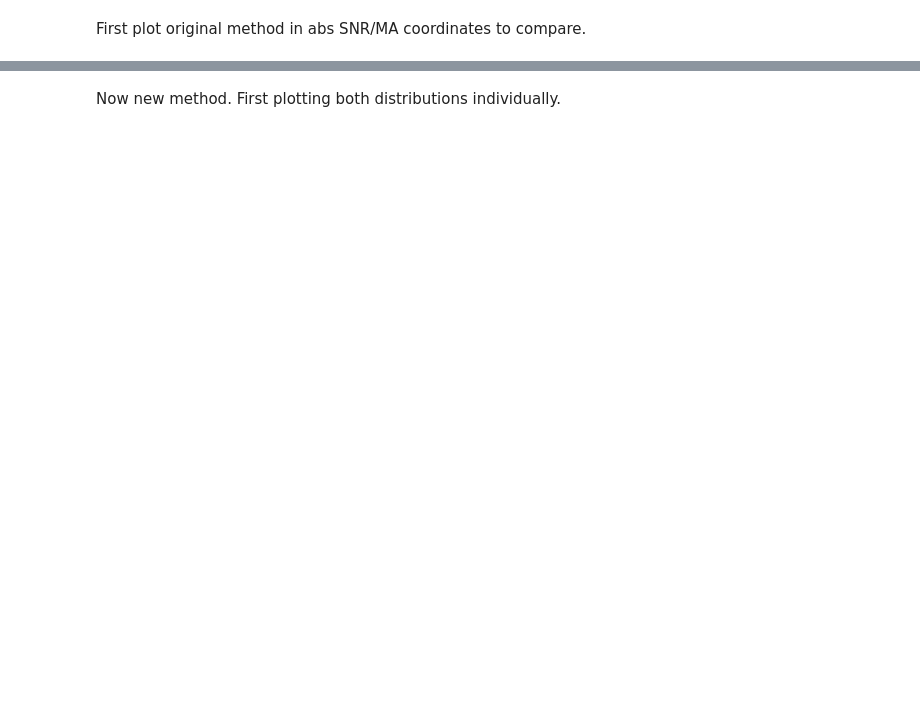
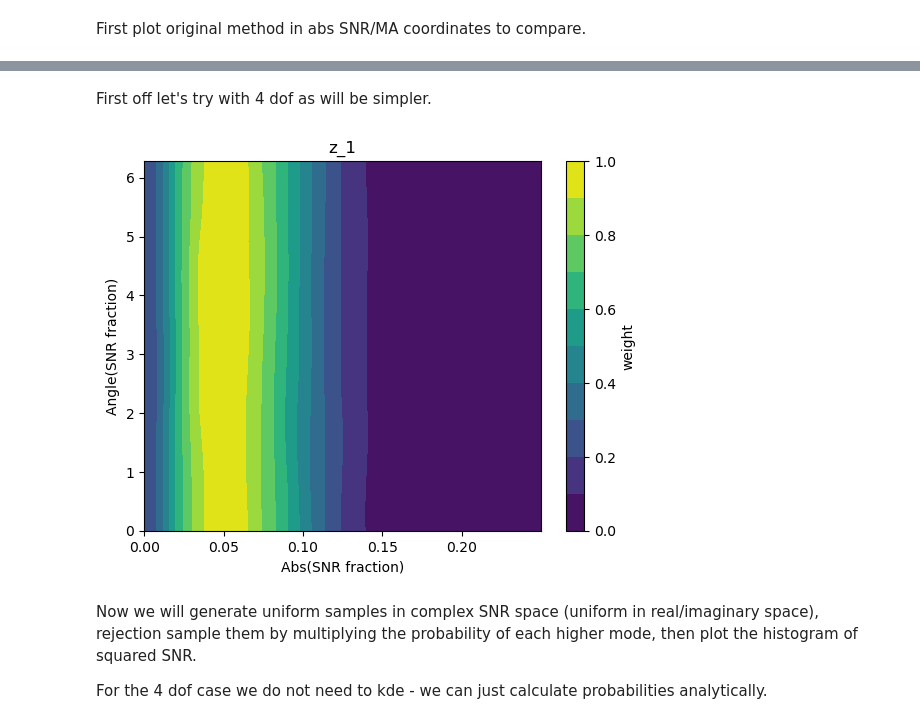
Before and after one commit to BenGPatterson/EccentricBinaries, a Jupyter notebook: notebooks/degen_function.ipynb, the cells around one changed output, grey strips where cells are left out. Drawn from its saved outputs; the diff is of its cells as text; code cells hidden in the pictures; blank space fills up the shorter version.

```diff
--- a/notebooks/degen_function.ipynb
+++ b/notebooks/degen_function.ipynb
@@ -576,42 +558,30 @@ plt.show()
 # %% [markdown]
-Now new method. First plotting both distributions individually.
+First off let's try with 4 dof as will be simpler.
 # %%
 # Generate samples
-n = 10**6
+n = 10**5
 s_1 = np.random.normal(0, 1, n) + 1j*np.random.normal(0, 1, n)
 s_n1 = np.random.normal(0, 1, n) + 1j*np.random.normal(0, 1, n)
-s_1_abs, s_n1_abs, s_1_phase, s_n1_phase = two_ecc_harms_SNR_test({0: np.full(n, np.abs(peak_info['peak_SNRs'][0])), 1: np.abs(s_1), -1: np.abs(s_n1)},
-                                                {0: np.full(n, np.angle(peak_info['peak_SNRs'][0])), 1: np.angle(s_1), -1: np.angle(s_n1)})
-s_1_3dof = s_1_abs*np.exp(1j*s_1_phase)
-s_n1_3dof = s_n1_abs*np.exp(1j*s_n1_phase)
-kde_1_samples = np.array([np.tile(np.abs(s_1_3dof), 3), np.hstack([np.angle(s_1_3dof)-2*np.pi, np.angle(s_1_3dof), np.angle(s_1_3dof)+2*np.pi])])
-kde_n1_samples = np.array([np.tile(np.abs(s_n1_3dof), 3), np.hstack([np.angle(s_n1_3dof)-2*np.pi, np.angle(s_n1_3dof), np.angle(s_n1_3dof)+2*np.pi])])
+
+# Create kernel
+s_1_abs = np.tile(np.abs(s_1), 3)
+s_1_abs = np.concatenate((s_1_abs, -s_1_abs))
+s_1_phase = np.hstack([np.angle(s_1)-2*np.pi, np.angle(s_1), np.angle(s_1)+2*np.pi])
+s_1_phase = np.tile(s_1_phase, 2)
+kde_1_samples = np.array([s_1_abs, s_1_phase])
 kernel_1 = gaussian_kde(kde_1_samples)
-kernel_n1 = gaussian_kde(kde_n1_samples)
 # %%
 # Calculate kde and contour levels
 kde_abs_1, kde_ang_1 = np.mgrid[0:np.max(np.abs(s_1)):51j, 0:2*np.pi:51j]
-kde_abs_n1, kde_ang_n1 = np.mgrid[0:np.max(np.abs(s_n1)):51j, 0:2*np.pi:51j]
-kde_abs_1_3dof, kde_abs_n1_3dof, kde_ang_1_3dof, kde_ang_n1_3dof = two_ecc_harms_SNR_test(
-    {0: np.full(len(kde_abs_1.flatten()), np.abs(peak_info['peak_SNRs'][0])), 1: kde_abs_1.flatten(), -1: kde_abs_n1.flatten()},
-    {0: np.full(len(kde_abs_n1.flatten()), np.angle(peak_info['peak_SNRs'][0])), 1: kde_ang_1.flatten(), -1: kde_ang_n1.flatten()}
-)
-kde_z_1 = kernel_1(np.array([kde_abs_1_3dof, kde_ang_1_3dof])).reshape(kde_abs_1.shape)
+kde_z_1 = kernel_1(np.array([kde_abs_1.flatten(), kde_ang_1.flatten()])).reshape(kde_abs_1.shape)
 kde_z_1 /= np.max(kde_z_1)
-kde_z_n1 = kernel_n1(np.array([kde_abs_n1_3dof, kde_ang_n1_3dof])).reshape(kde_abs_n1.shape)
-kde_z_n1 /= np.max(kde_z_n1)
 # %%
 # Make plot
 plt.contourf(kde_abs_1/20, kde_ang_1, kde_z_1, cmap='viridis', vmin=0, vmax=1, levels=np.linspace(0, 1, 11))
 plt.colorbar(label='weight')
 plt.xlabel('Abs(SNR fraction)')
 plt.ylabel('Angle(SNR fraction)')
 plt.title('z_1')
 plt.show()
-
-plt.contourf(kde_abs_n1/20, kde_ang_n1, kde_z_n1, cmap='viridis', vmin=0, vmax=1, levels=np.linspace(0, 1, 11))
-plt.colorbar(label='weight')
-plt.xlabel('Abs(SNR fraction)')
-plt.ylabel('Angle(SNR fraction)')
-plt.title('z_n1')
-plt.show()
+# %% [output]
+[figure, added]
@@ -625,0 +588,4 @@ kde_z_1 /= np.max(kde_z_1)
+# %% [markdown]
+Now we will generate uniform samples in complex SNR space (uniform in real/imaginary space), rejection sample them by multiplying the probability of each higher mode, then plot the histogram of squared SNR.
+
+For the 4 dof case we do not need to kde - we can just calculate probabilities analytically.
```
Also changed, not shown: parts of 29 cells of this notebook, 12 other files.
